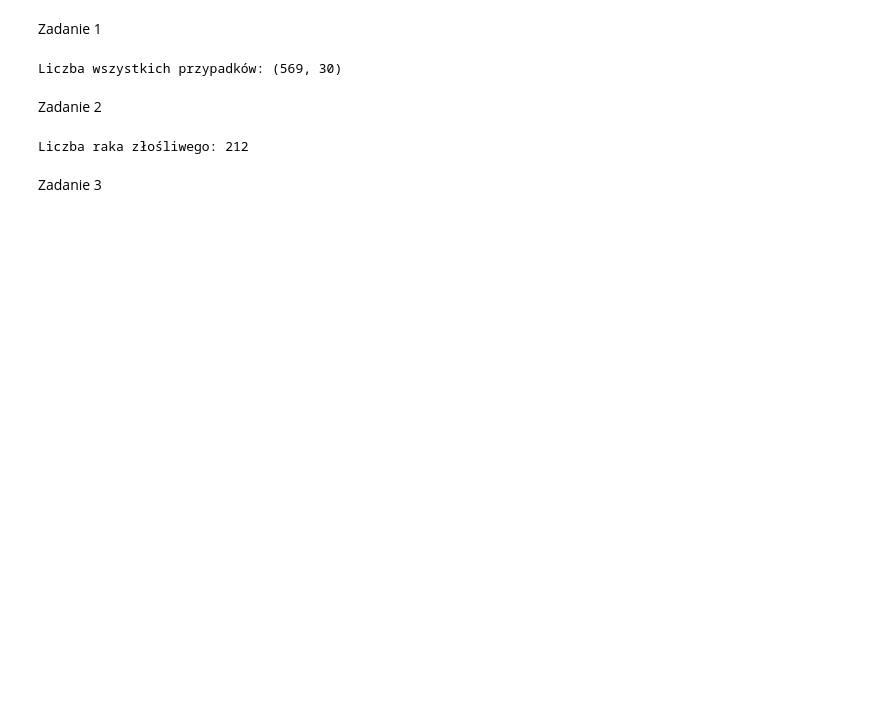
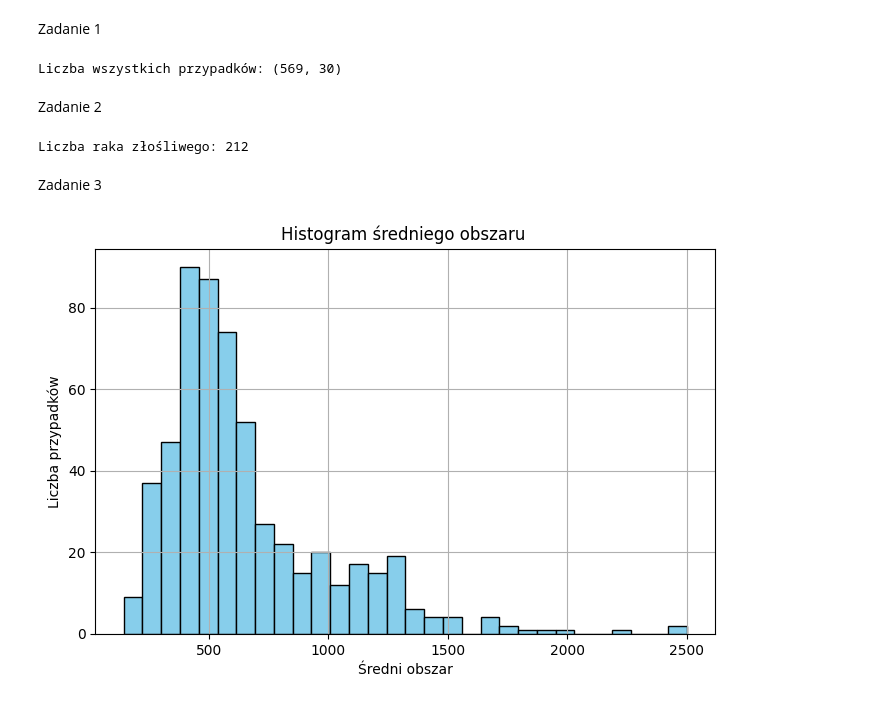
Before and after one commit to Xeesto/UEP, a Jupyter notebook: Lab4_Klasyfikacja.ipynb, the cells around one changed output. Saved outputs shown, nothing was run; the diff lists cells and outputs as text; code cells hidden in the pictures; blank space fills up the shorter version.

```diff
--- a/Lab4_Klasyfikacja.ipynb
+++ b/Lab4_Klasyfikacja.ipynb
@@ -24,0 +27,12 @@ Zadanie 3
+# %%
+mean_area = X[:, list(data.feature_names).index('mean area')]
+
+plt.figure(figsize=(8, 5))
+plt.hist(mean_area, bins=30, color='skyblue', edgecolor='black')
+plt.xlabel("Średni obszar")
+plt.ylabel("Liczba przypadków")
+plt.title("Histogram średniego obszaru ")
+plt.grid(True)
+plt.show()
+# %% [output]
+[figure, added]
```
Also changed, not shown: parts of 12 cells of this notebook.
